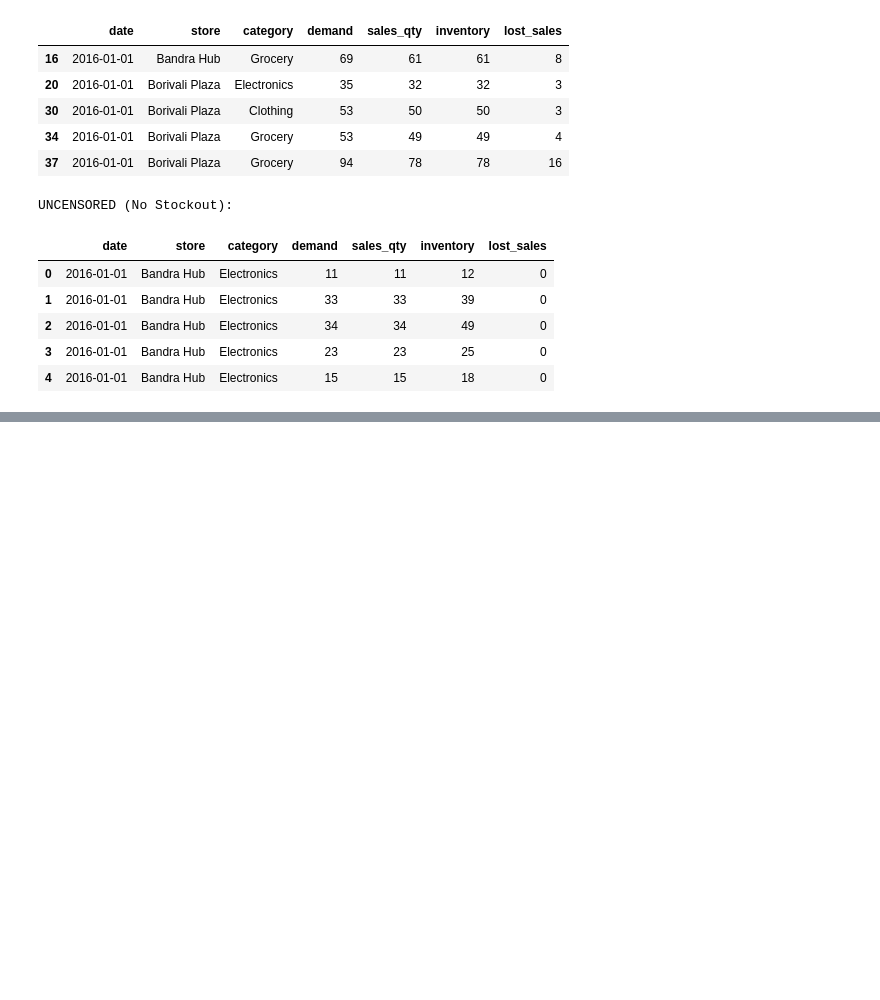
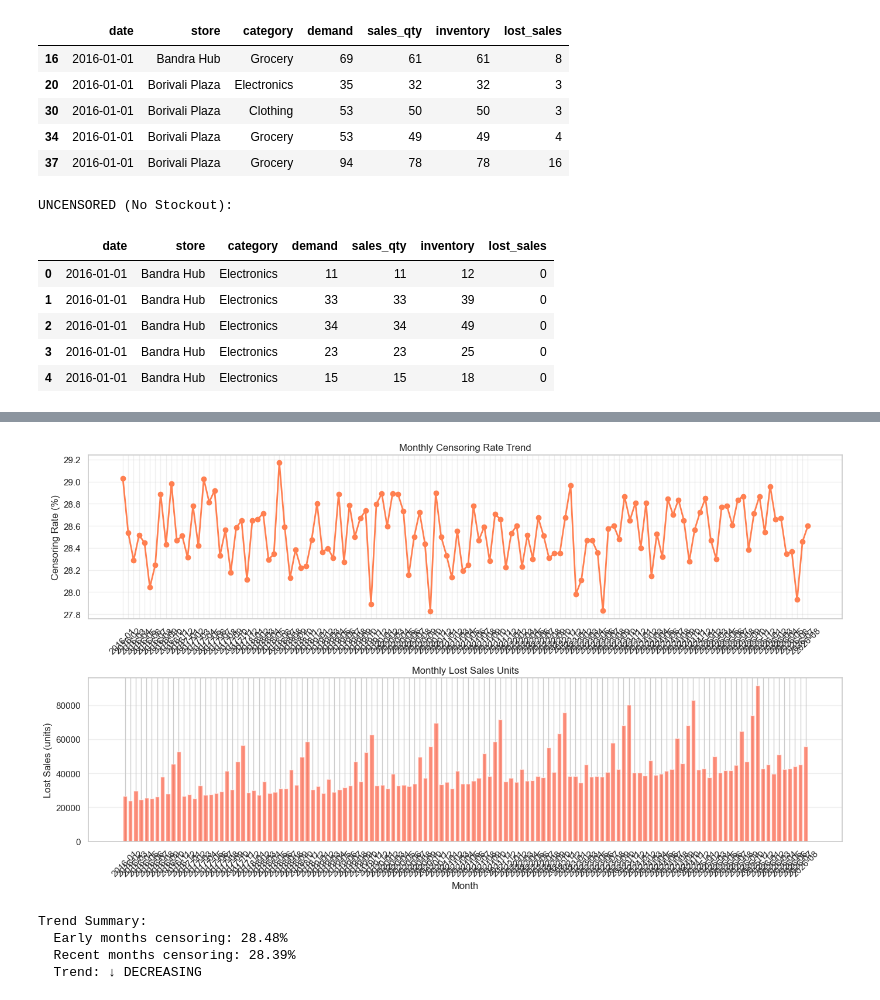
Before and after one commit to rejojose55625/demandEngine, a Jupyter notebook: notebooks/censored_demand_analysis.ipynb, the cells around one changed output, grey strips where cells are left out. Saved outputs shown, nothing was run; the diff lists cells and outputs as text; code cells hidden in the pictures; blank space fills up the shorter version.

```diff
--- a/notebooks/censored_demand_analysis.ipynb
+++ b/notebooks/censored_demand_analysis.ipynb
@@ -179,0 +366,47 @@ UNCENSORED (No Stockout):
+# %%
+df['year_month'] = df['date'].dt.to_period('M')
+# %%
+monthly_censoring = df.groupby('year_month').agg({
+    'stockout_flag': 'mean',
+    'lost_sales': 'sum',
+    'sales_qty': 'sum',
+}).reset_index()
+
+monthly_censoring['year_month'] = monthly_censoring['year_month'].astype(str)
+# %%
+# Plot
+fig, axes = plt.subplots(2, 1, figsize=(14, 8))
+
+# Censoring rate over time
+axes[0].plot(monthly_censoring['year_month'], monthly_censoring['stockout_flag']*100,
+              marker='o', linewidth=2, markersize=6, color='coral')
+axes[0].set_title('Monthly Censoring Rate Trend')
+axes[0].set_ylabel('Censoring Rate (%)')
+axes[0].grid(True, alpha=0.3)
+axes[0].tick_params(axis='x', rotation=45)
+
+# Lost sales over time
+axes[1].bar(monthly_censoring['year_month'], monthly_censoring['lost_sales'],
+             color='tomato', alpha=0.7)
+axes[1].set_title('Monthly Lost Sales Units')
+axes[1].set_ylabel('Lost Sales (units)')
+axes[1].set_xlabel('Month')
+axes[1].grid(True, alpha=0.3, axis='y')
+axes[1].tick_params(axis='x', rotation=45)
+
+plt.tight_layout()
+plt.show()
+# %% [output]
+[figure, added]
+# %%
+print(f"\nTrend Summary:")
+early_rate = monthly_censoring['stockout_flag'].iloc[:6].mean()
+late_rate = monthly_censoring['stockout_flag'].iloc[-6:].mean()
+print(f"  Early months censoring: {early_rate*100:.2f}%")
+print(f"  Recent months censoring: {late_rate*100:.2f}%")
+print(f"  Trend: {'↑ INCREASING' if late_rate > early_rate else '↓ DECREASING'}")
+# %% [output]
+Trend Summary:
+  Early months censoring: 28.48%
+  Recent months censoring: 28.39%
+  Trend: ↓ DECREASING
```
Also changed, not shown: parts of 13 cells of this notebook.
